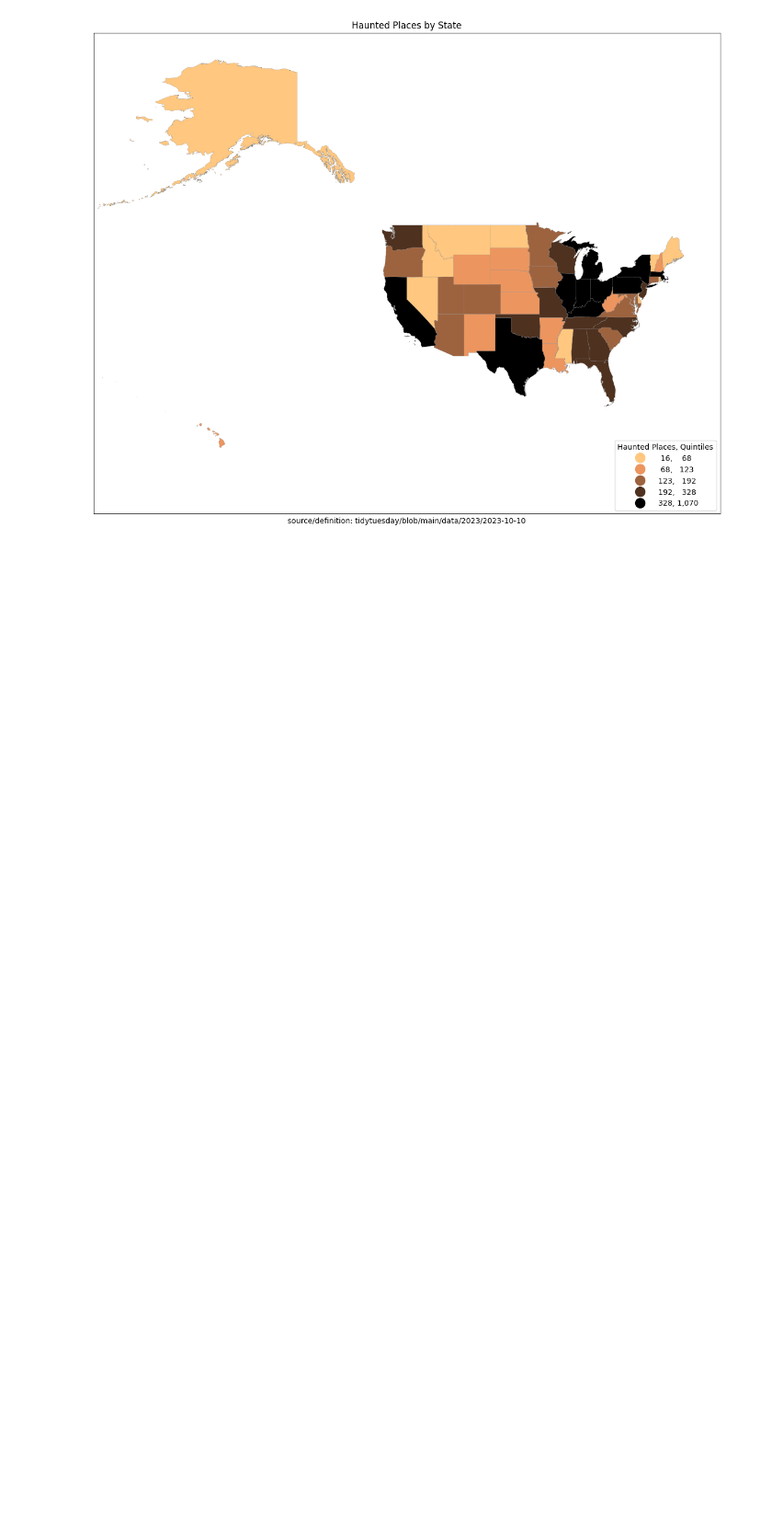
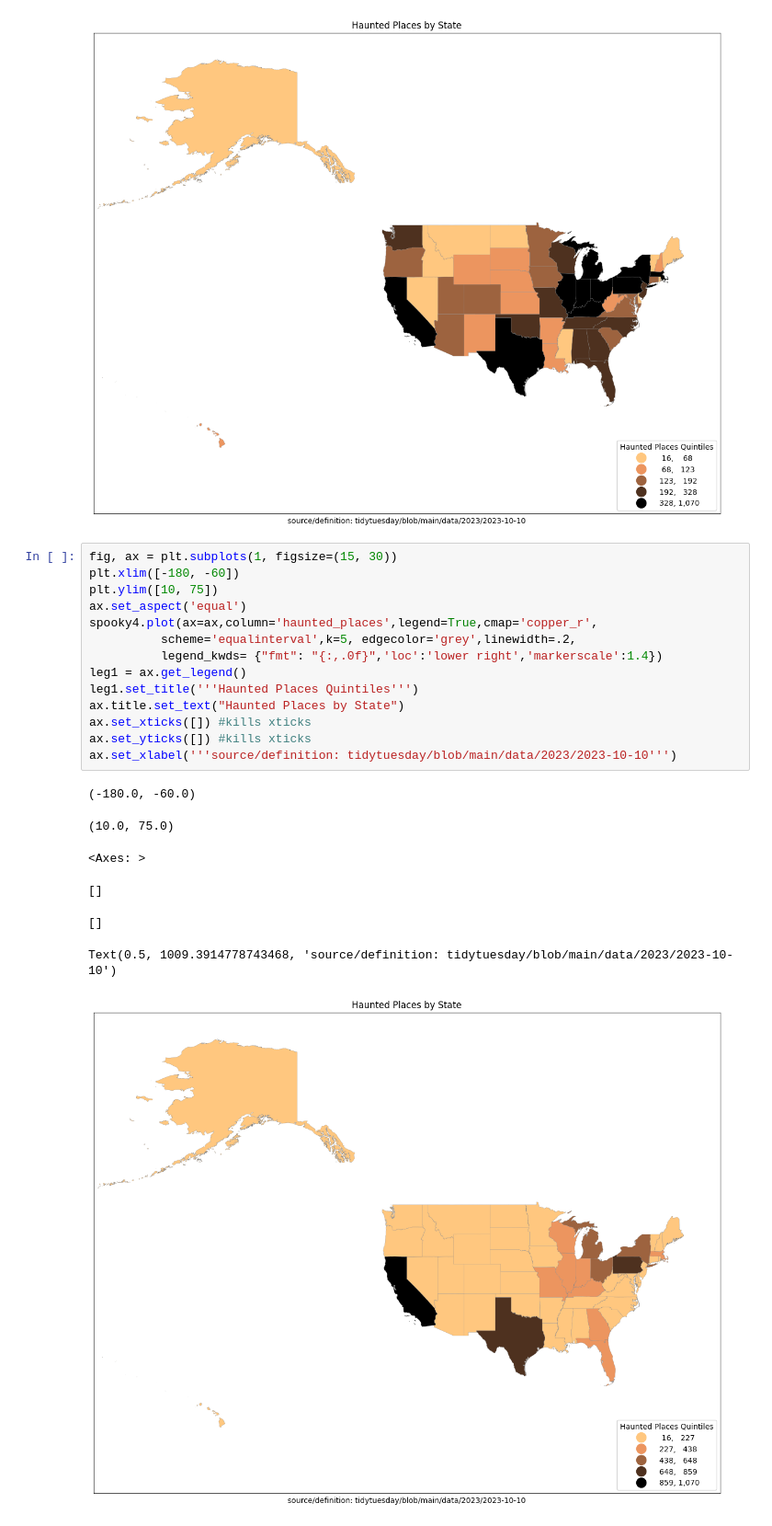
Before and after one commit to carlavilla/GIS, a Jupyter notebook: CV_PS1_GIS.ipynb, the cells around one changed output. Shown at 92% size. Cells and saved outputs as stored; diff of their text form; blank space fills up the shorter version.

```diff
--- a/CV_PS1_GIS.ipynb
+++ b/CV_PS1_GIS.ipynb
@@ -442,3 +442,25 @@ ax.set_xlabel('''source/definition: tidytuesday/blob/main/data/2023/2023-10-10''
 []
 Text(0.5, 1009.3914778743468, 'source/definition: tidytuesday/blob/main/data/2023/2023-10-10')
 [figure]
+# %%
+fig, ax = plt.subplots(1, figsize=(15, 30))
+plt.xlim([-180, -60])
+plt.ylim([10, 75])
+ax.set_aspect('equal')
+spooky4.plot(ax=ax,column='haunted_places',legend=True,cmap='copper_r',
+          scheme='equalinterval',k=5, edgecolor='grey',linewidth=.2,
+          legend_kwds= {"fmt": "{:,.0f}",'loc':'lower right','markerscale':1.4})
+leg1 = ax.get_legend()
+leg1.set_title('''Haunted Places Quintiles''')
+ax.title.set_text("Haunted Places by State")
+ax.set_xticks([]) #kills xticks
+ax.set_yticks([]) #kills xticks
+ax.set_xlabel('''source/definition: tidytuesday/blob/main/data/2023/2023-10-10''')
+# %% [output]
+(-180.0, -60.0)
+(10.0, 75.0)
+<Axes: >
+[]
+[]
+Text(0.5, 1009.3914778743468, 'source/definition: tidytuesday/blob/main/data/2023/2023-10-10')
+[figure, added]
```
